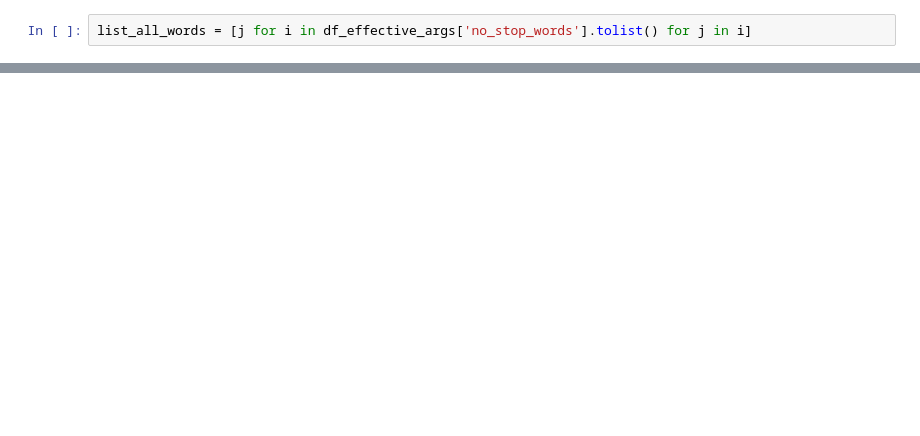
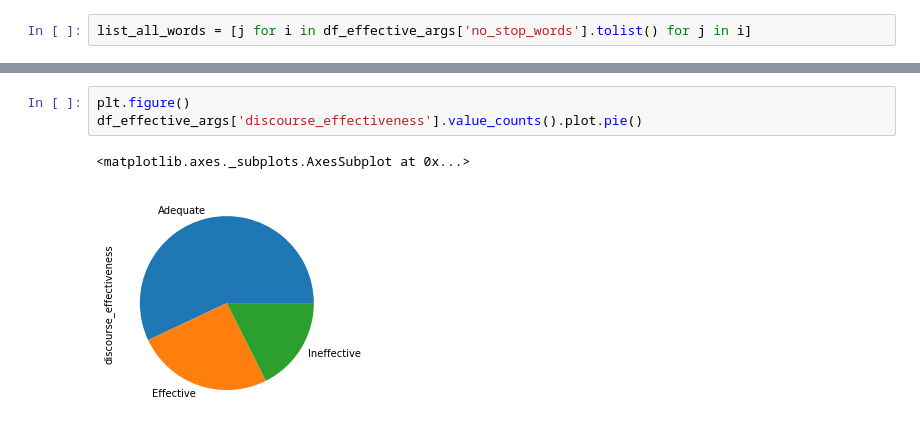
Before and after one commit to bonnefco/P8, a Jupyter notebook: P8_EDA_TF_IDF_MODELS.ipynb, the cells around one changed output, grey strips where cells are left out. Saved outputs shown, nothing was run; the diff lists cells and outputs as text; blank space fills up the shorter version.

```diff
--- a/P8_EDA_TF_IDF_MODELS.ipynb
+++ b/P8_EDA_TF_IDF_MODELS.ipynb
@@ -187,0 +260,6 @@ print(somme)
+# %%
+plt.figure()
+df_effective_args['discourse_effectiveness'].value_counts().plot.pie()
+# %% [output]
+<matplotlib.axes._subplots.AxesSubplot at 0x...>
+[figure, added]
```
Also changed, not shown: parts of 40 cells of this notebook.
